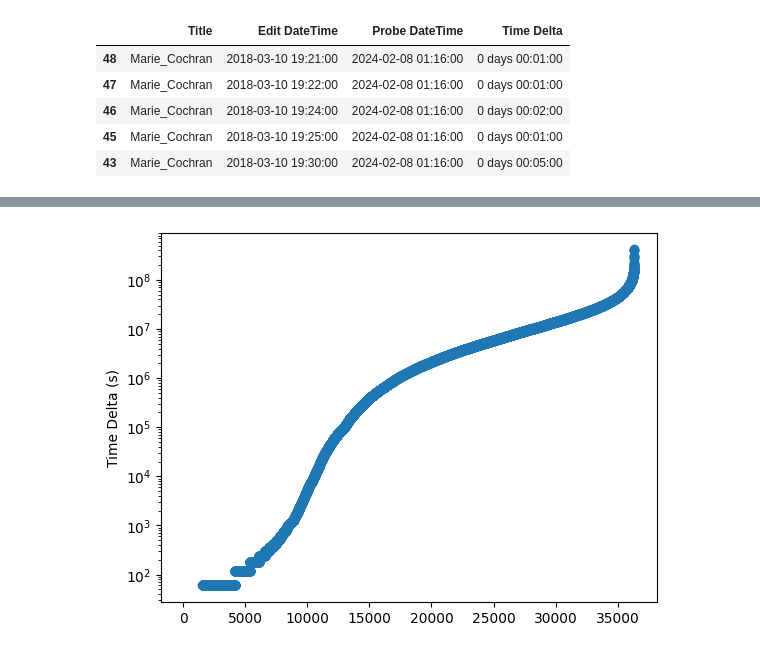
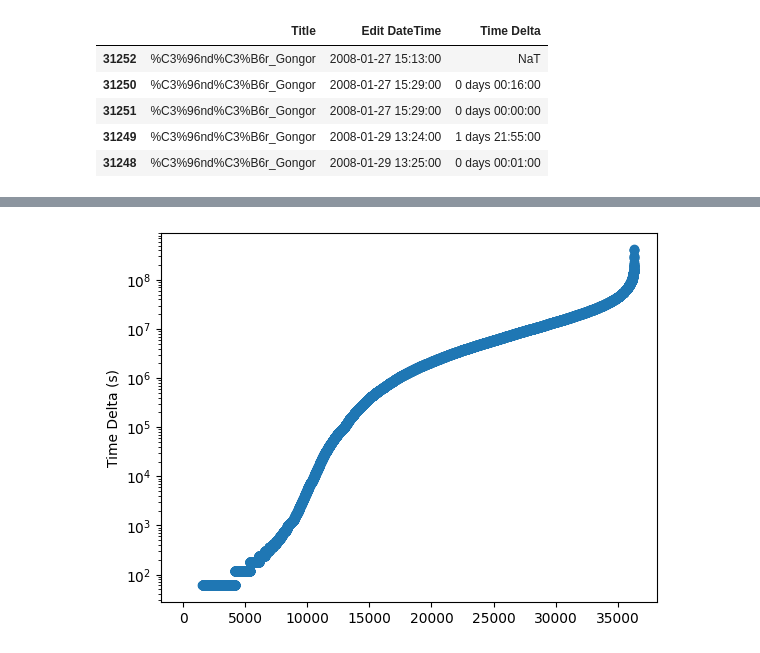
Before and after one commit to CarlKCarlK/wait-times, a Jupyter notebook: wait-times.ipynb, the cells around one changed output, grey strips where cells are left out. Cells and saved outputs as stored; diff of their text form; code cells hidden in the pictures.

```diff
--- a/wait-times.ipynb
+++ b/wait-times.ipynb
@@ -3,21 +3,18 @@
 # %%
 
 import pandas as pd
 
-df = pd.read_csv("edit_history.txt", sep='\t', header=None, names=["Title", "Edit DateTime", "Probe DateTime"])
-df['Edit DateTime'] = pd.to_datetime(df['Edit DateTime'])
-df['Probe DateTime'] = pd.to_datetime(df['Probe DateTime'])
+df = pd.read_csv("edit_history.txt", sep='\t', header=None, names=["Title", "Edit DateTime", "Probe DateTime"], usecols=["Title", "Edit DateTime"])
+df['Edit DateTime'] = pd.to_datetime(df['Edit DateTime']) # text to datetime
 # Sort the DataFrame by 'Title' and 'Edit DateTime' to ensure the deltas are calculated correctly
-df = df.sort_values(by=['Title', 'Edit DateTime'])
+df.sort_values(by=['Title', 'Edit DateTime'], inplace=True)
 # Calculate the time deltas for consecutive edits within the same title
 df['Time Delta'] = df.groupby('Title')['Edit DateTime'].diff()
-# Remove rows with not-a-time (NaT) values in the 'Time Delta' column
-df = df.dropna(subset=['Time Delta'])
-df[df['Title'] == 'Marie_Cochran'].head()
+df.head()
 # %% [output]
-|  | Title | Edit DateTime | Probe DateTime | Time Delta |
-| 48 | Marie_Cochran | 2018-03-10 19:21:00 | 2024-02-08 01:16:00 | 0 days 00:01:00 |
-| 47 | Marie_Cochran | 2018-03-10 19:22:00 | 2024-02-08 01:16:00 | 0 days 00:01:00 |
-| 46 | Marie_Cochran | 2018-03-10 19:24:00 | 2024-02-08 01:16:00 | 0 days 00:02:00 |
-| 45 | Marie_Cochran | 2018-03-10 19:25:00 | 2024-02-08 01:16:00 | 0 days 00:01:00 |
-| 43 | Marie_Cochran | 2018-03-10 19:30:00 | 2024-02-08 01:16:00 | 0 days 00:05:00 |
+|  | Title | Edit DateTime | Time Delta |
+| 31252 | %C3%96nd%C3%B6r_Gongor | 2008-01-27 15:13:00 | NaT |
+| 31250 | %C3%96nd%C3%B6r_Gongor | 2008-01-27 15:29:00 | 0 days 00:16:00 |
+| 31251 | %C3%96nd%C3%B6r_Gongor | 2008-01-27 15:29:00 | 0 days 00:00:00 |
+| 31249 | %C3%96nd%C3%B6r_Gongor | 2008-01-29 13:24:00 | 1 days 21:55:00 |
+| 31248 | %C3%96nd%C3%B6r_Gongor | 2008-01-29 13:25:00 | 0 days 00:01:00 |
```
Also changed, not shown: parts of 8 cells of this notebook.
